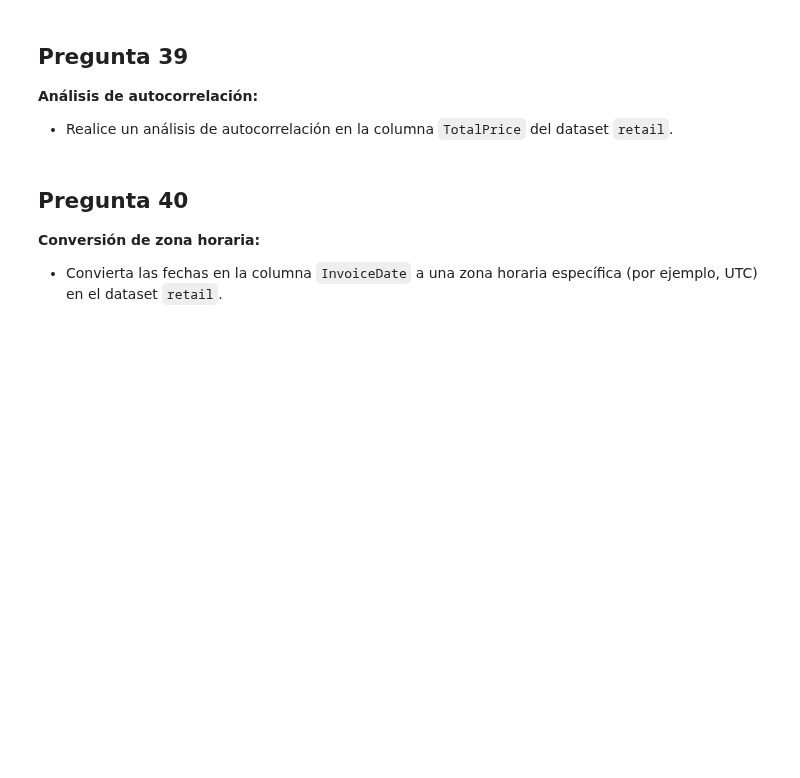
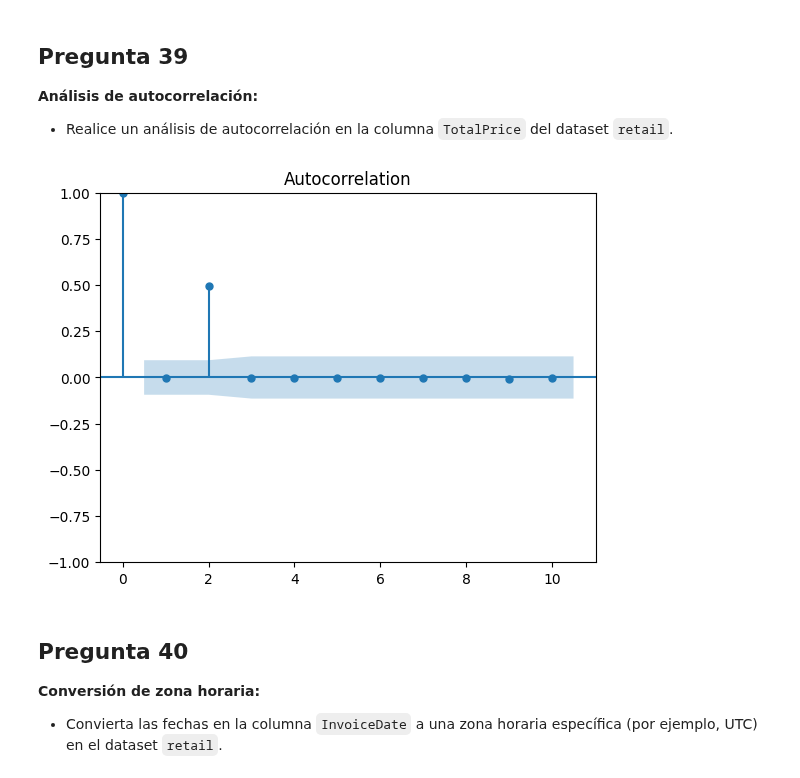
Before and after one commit to Nana8310/Curso_Pandas, a Jupyter notebook: Notebook/Prácticas/Práctica-43/Notebook_43/P-43_Notebook-43.ipynb, the cells around one changed output. Saved outputs shown, nothing was run; the diff lists cells and outputs as text; code cells hidden in the pictures; blank space fills up the shorter version.

```diff
--- a/Notebook/Prácticas/Práctica-43/Notebook_43/P-43_Notebook-43.ipynb
+++ b/Notebook/Prácticas/Práctica-43/Notebook_43/P-43_Notebook-43.ipynb
@@ -949,3 +1099,14 @@ United Kingdom   2044.73   19.473619     79.5
 ## Pregunta 38
 **Interpolación de datos faltantes:**
 - Interpole los valores faltantes en la columna `TotalPrice` utilizando la interpolación lineal.
+# %%
+
+# Asegurarse de que la columna 'InvoiceDate' esté correctamente definida
+retail_df['InvoiceDate'] = pd.to_datetime(retail_df['InvoiceDate'])
+retail_df.set_index('InvoiceDate', inplace=True)
+
+# Interpolar los valores faltantes en 'TotalPrice' utilizando interpolación lineal
+retail_df['TotalPrice'] = retail_df['TotalPrice'].interpolate(method='linear')
+
+# Mostrar solo las columnas 'TotalPrice' y 'TotalPrice' interpolada
+print(retail_df[['TotalPrice']])
@@ -953,6 +1130,16 @@ United Kingdom   2044.73   19.473619     79.5
 ## Pregunta 39
 **Análisis de autocorrelación:**
 - Realice un análisis de autocorrelación en la columna `TotalPrice` del dataset `retail`.
+# %%
+# Convertir la columna 'InvoiceDate' a datetime y establecerla como índice
+retail_df['InvoiceDate'] = pd.to_datetime(retail_df['InvoiceDate'])
+retail_df.set_index('InvoiceDate', inplace=True)
+
+# Graficar la autocorrelación
+plot_acf(retail_df['TotalPrice'], lags=10)
+plt.show()
+# %% [output]
+[figure, added]
 # %% [markdown]
 ## Pregunta 40
 **Conversión de zona horaria:**
```
Also changed, not shown: parts of 44 cells of this notebook.
